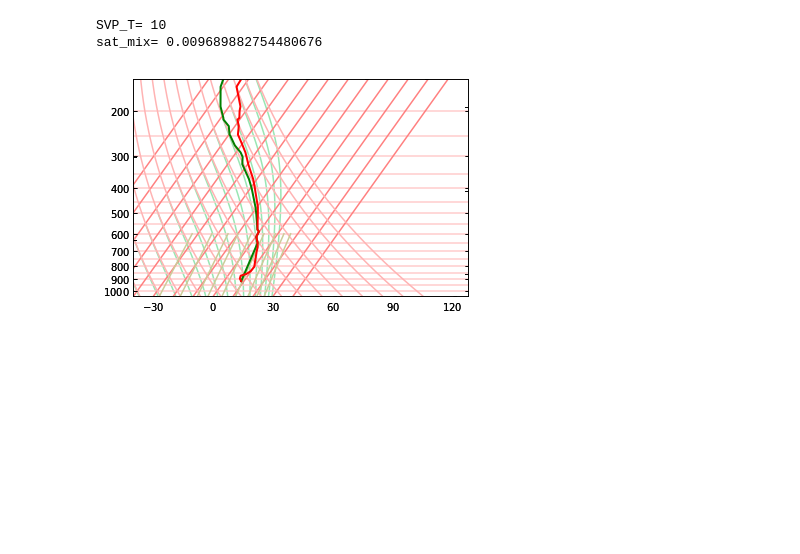
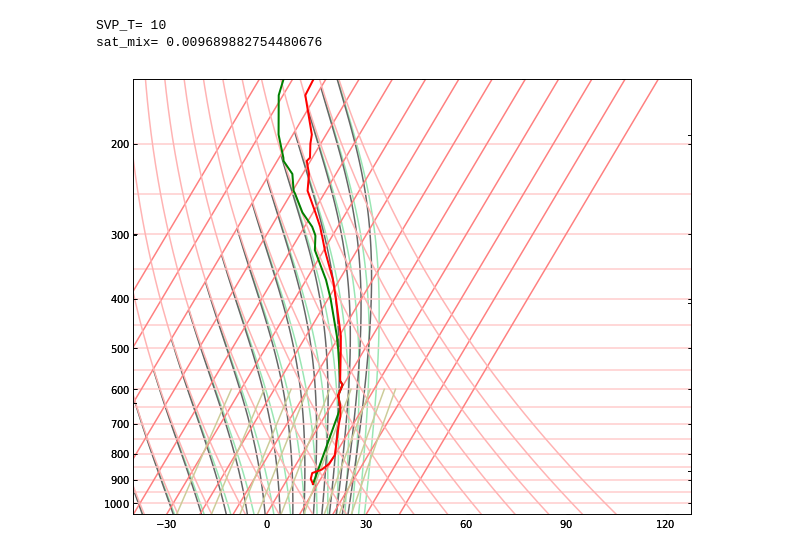
Before and after one commit to cecekelley/Cloud-Physics-Project, a Jupyter notebook: Skewt.py.ipynb, the cells around one changed output. Drawn from its saved outputs; the diff is of its cells as text; code cells hidden in the pictures; blank space fills up the shorter version.

```diff
--- a/Skewt.py.ipynb
+++ b/Skewt.py.ipynb
@@ -133,18 +133,21 @@ SVP_T= [[-60.  -59.9 -59.8 ...  39.8  39.9  40. ]
 def theta_e(T, p, p_0=1000):
     R_d=287.1
     alpha=3.139*10**6
-    L_v= alpha-(T*(cp-cl))
     cp=1005
     cl=4218
-    cwd=cpd+(w_s*cl)
-    w_s=sat_mixing_ratio(p, T)
-    term_1= T* (p_0/p)**(R_d/cwd)
-    term_2= np.exp((L_v*w_s)/(cwd*T))
+    w_s=Bolton.sat_mixing_ratio(p, T)
+    L_v= alpha-((T+273.15)*(cp-cl))
+    cwd=cp+(w_s*cl)
+    term_1= (273.15+T)* (p_0/p)**(R_d/cwd)
+    term_2= np.exp((L_v*w_s)/(cwd*(T+273.15)))
     theta_e= term_1*term_2
     return (theta_e)
 # %%
 def theta_e_line(T, p, p_0=1000):
-    w_s=sat_mixing_ratio(p,T)
+    w_s=Bolton.sat_mixing_ratio(p,T)
     t_e=theta_e(T, p, p_0=1000)
     theta_e_line=t_e
     return (theta_e_line)
+# %%
+theta_e_levels=theta_levels.copy()
+theta_mesh = theta_e_line(mesh_T, mesh_p)
@@ -211,7 +229,7 @@ good_Td= (snd_Td > -100.0) & (snd_Td < 60.0)
 x_snd_T, y_snd_p=from_thermo(snd_T[good_T], snd_p[good_p])
 x_snd_Td, y_snd_p= from_thermo(snd_Td[good_Td], snd_p[good_p])
 # %%
-fig= plt.figure()
+fig= plt.figure(figsize=(10,8))
 ax= Subplot(fig, 1, 1, 1, grid_helper=skew_grid_helper)
 fig.add_subplot(ax)
 
@@ -224,32 +242,34 @@ for x_T in x_T_levels:
 for x_theta in x_thetas:
     ax.plot(x_theta, y_all_p, color=(1.0, 0.7, 0.7))
 
 for x_mixing_ratio in x_mixing_ratios:
     good = p_all >= 600 #restrict mixng ration lines to below 600 mb
     ax.plot(x_mixing_ratio[good], y_all_p[good], color=(0.8, 0.8, 0.6))
 
 def format_coord(x, y):
     T, p= to_thermo(x, y)
     return "{0:5.1f} C, {1:5.1f} mb".format(float(T), float(p))
 
 ax.format_coord = format_coord
 
 ax.plot(x_snd_Td, y_snd_p, linewidth=2, color='g')
 ax.plot(x_snd_T, y_snd_p, linewidth=2, color='r')
 
 n_moist = len(theta_ep_levels)
 moist_colors= ((0.6,0.9,0.7),)*n_moist
 ax.contour(x_from_Tp(mesh_T+C_to_K, mesh_p), y_from_p(mesh_p), theta_ep_mesh, theta_ep_levels, colors=moist_colors)
 
-#your code for plotting theta_e (reversible)
+E_lines = len(theta_e_levels)
+theta_e_colors = ((0.4, 0.4, 0.4),)*E_lines
+ax.contour(x_from_Tp(mesh_T+C_to_K, mesh_p), y_from_p(mesh_p), theta_mesh, theta_e_levels, colors=theta_e_colors)
 
 ax.axis((x_min, x_max, y_min, y_max))
 
 plt.show()
 
 
 # ax.plot(x_snd_Td, y_snd_p, linewidth=2, color='g')
 # ax.plot(x_snd_T, y_snd_p, linewidth=2, color='r')
 # plt.show()
 # %% [output]
-[figure, old version]
+[figure, new version]
```
Also changed, not shown: parts of 1 cell of this notebook.
